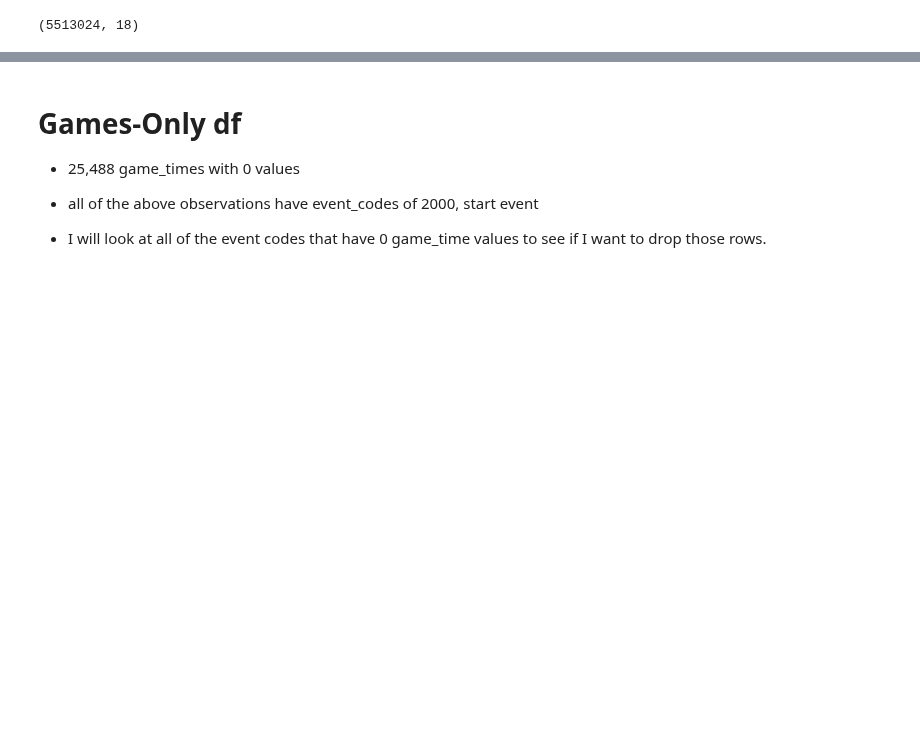
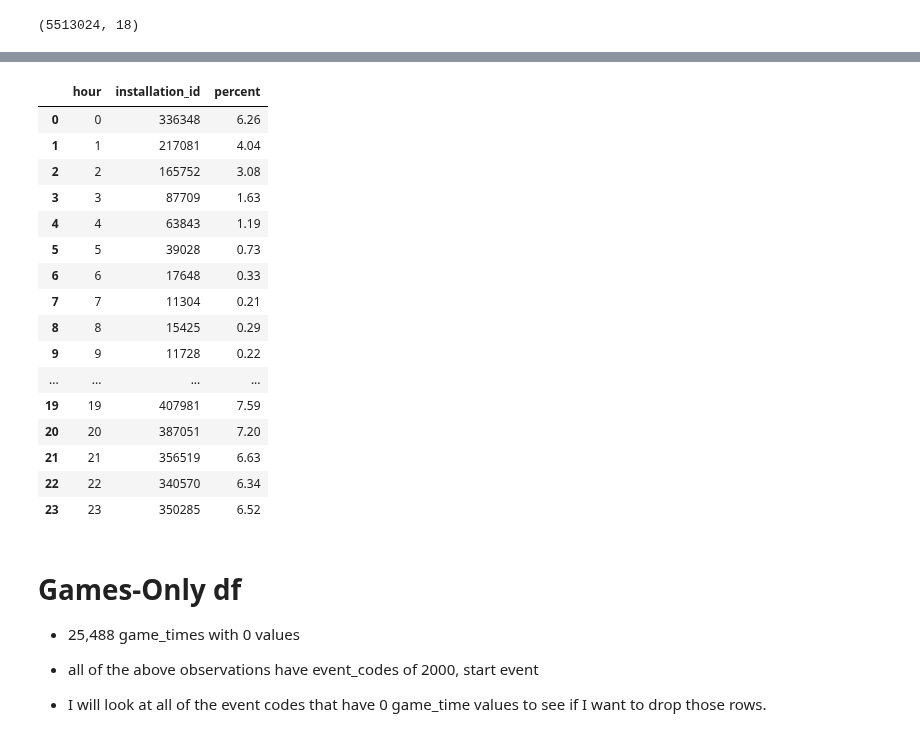
Before and after one commit to cats-in-the-hat/PBS-KIDS2, a Jupyter notebook: faith/faith_explore_game_time-Copy1.ipynb, the cells around one changed output, grey strips where cells are left out. Saved outputs shown, nothing was run; the diff lists cells and outputs as text; code cells hidden in the pictures; blank space fills up the shorter version.

```diff
--- a/faith/faith_explore_game_time-Copy1.ipynb
+++ b/faith/faith_explore_game_time-Copy1.ipynb
@@ -49,0 +83,14 @@ df.head(2)
+# %%
+hour_count = df.groupby(['hour'])['installation_id'].count().reset_index()
+#hour_count.hour = hour_count.hour + 6
+total = len(df)
+hour_count['percent'] = round((hour_count['installation_id']/total)*100,2)
+
+fig = px.bar(hour_count, x='hour', y='installation_id',
+             hover_data=['hour','percent'],
+             labels={'installation_id':'User Count'}, height=400)
+
+#fig.update_traces(marker=dict(colors=colors, line=dict(color='#000000', width=2)))
+
+fig.update_layout(title='Distribution of App Users by Hour')
+fig.show()
@@ -50,3 +99,23 @@ df.head(2)
+# %%
+hour_count
+# %% [output]
+|  | hour | installation_id | percent |
+| 0 | 0 | 336348 | 6.26 |
+| 1 | 1 | 217081 | 4.04 |
+| 2 | 2 | 165752 | 3.08 |
+| 3 | 3 | 87709 | 1.63 |
+| 4 | 4 | 63843 | 1.19 |
+| 5 | 5 | 39028 | 0.73 |
+| 6 | 6 | 17648 | 0.33 |
+| 7 | 7 | 11304 | 0.21 |
+| 8 | 8 | 15425 | 0.29 |
+| 9 | 9 | 11728 | 0.22 |
+| ... | ... | ... | ... |
+| 19 | 19 | 407981 | 7.59 |
+| 20 | 20 | 387051 | 7.20 |
+| 21 | 21 | 356519 | 6.63 |
+| 22 | 22 | 340570 | 6.34 |
+| 23 | 23 | 350285 | 6.52 |
 # %% [markdown]
 # Games-Only df
 
```
Also changed, not shown: parts of 19 cells of this notebook.
